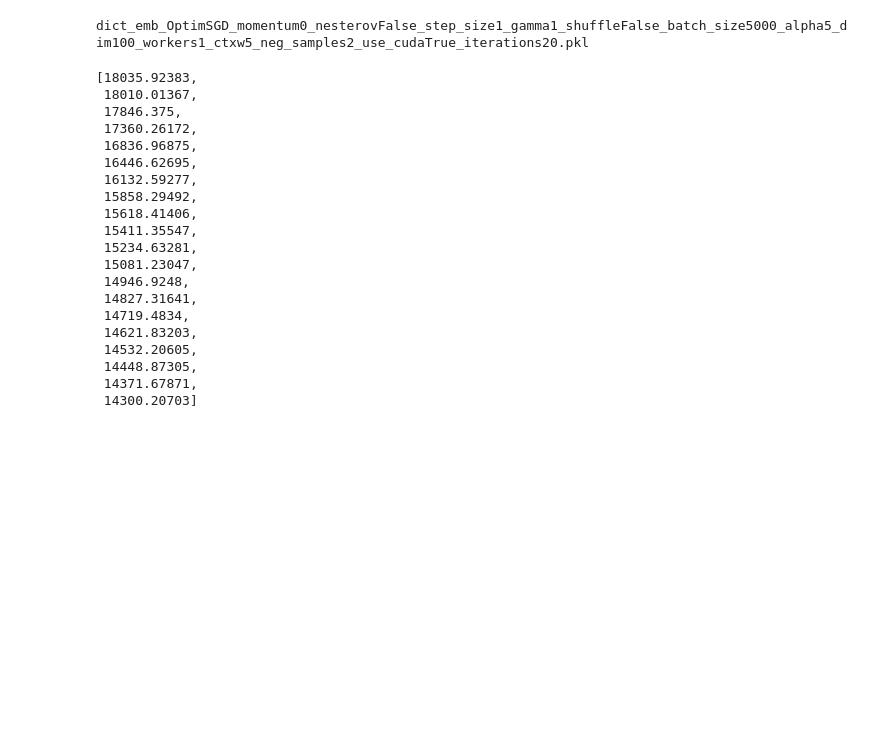
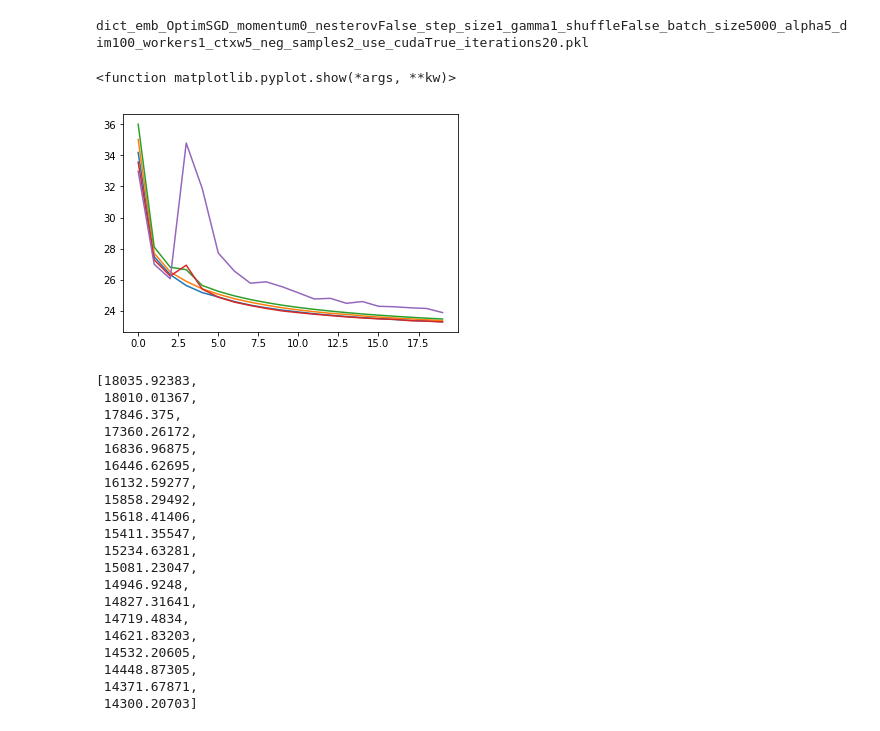
Before and after one commit to c3dric373/bachelorThesis, a Jupyter notebook: code/w2vec/w2vecHome.ipynb, the cells around one changed output. Saved outputs shown, nothing was run; the diff lists cells and outputs as text; code cells hidden in the pictures; blank space fills up the shorter version.

```diff
--- a/code/w2vec/w2vecHome.ipynb
+++ b/code/w2vec/w2vecHome.ipynb
@@ -602,3 +583,3 @@ file_emb[4]
-# %%
-file = open("/home/c3dric/Downloads/alpha 5(1).txt")
-lines = file.readlines()
+# %%
+with open("/home/c3dric/model/Adagrad/" + file_emb[3][0], 'rb') as output:
+    dict_emb = pickle.load(output)
@@ -604,0 +645,8 @@ lines = file.readlines()
+# %%
+money_vocab = 'card luxury gem investor rading earning insuracnce, dividend profit wealth market stock payment money'.split(" ")
+foods_vocab = "popcorn fruit eat grocery potato seafood butter cabbage drink wine brandy vodka oil grocery cucumber wine ".split()
+print(foods_vocab)
+print(money_vocab)
+dict_emb.pop("ws_score")
+
+reduce_dimensions(dict_emb, dict_emb.keys(),money_vocab + foods_vocab)
@@ -612,9 +701,22 @@ loss_list = [float(x) for x in scores]
 print(list_of_files[3])
 # %% [output]
 dict_emb_OptimSGD_momentum0_nesterovFalse_step_size1_gamma1_shuffleFalse_batch_size5000_alpha5_dim100_workers1_ctxw5_neg_samples2_use_cudaTrue_iterations20.pkl
-# %%
-with open("models/SGD/" + list_of_files[3], 'rb') as output:
-        dict_emb = pickle.load(output)
+# %%
+import math
+import matplotlib.pyplot as plt
+l = []
+for x in list_of_files:
+    with open("models/SGD/test/" + x, 'rb') as output:
+            dict_emb = pickle.load(output)
+    if (x!= "dict_emb_OptimSGD_momentum0_nesterovFalse_step_size1_gamma1_shuffleFalse_batch_size5000_alpha30_dim100_workers1_ctxw5_neg_samples10_use_cudaTrue_iterations20.pkl"):
+        l.append([x/ 1000 for x in dict_emb['loss_list']])
+
+for x in l:
+    plt.plot(x)
+plt.show
+# %% [output]
+<function matplotlib.pyplot.show(*args, **kw)>
+[figure, added]
 # %%
 dict_emb['loss_list'] = loss_list
 dict_emb['loss_list']
```
Also changed, not shown: parts of 16 cells of this notebook.
